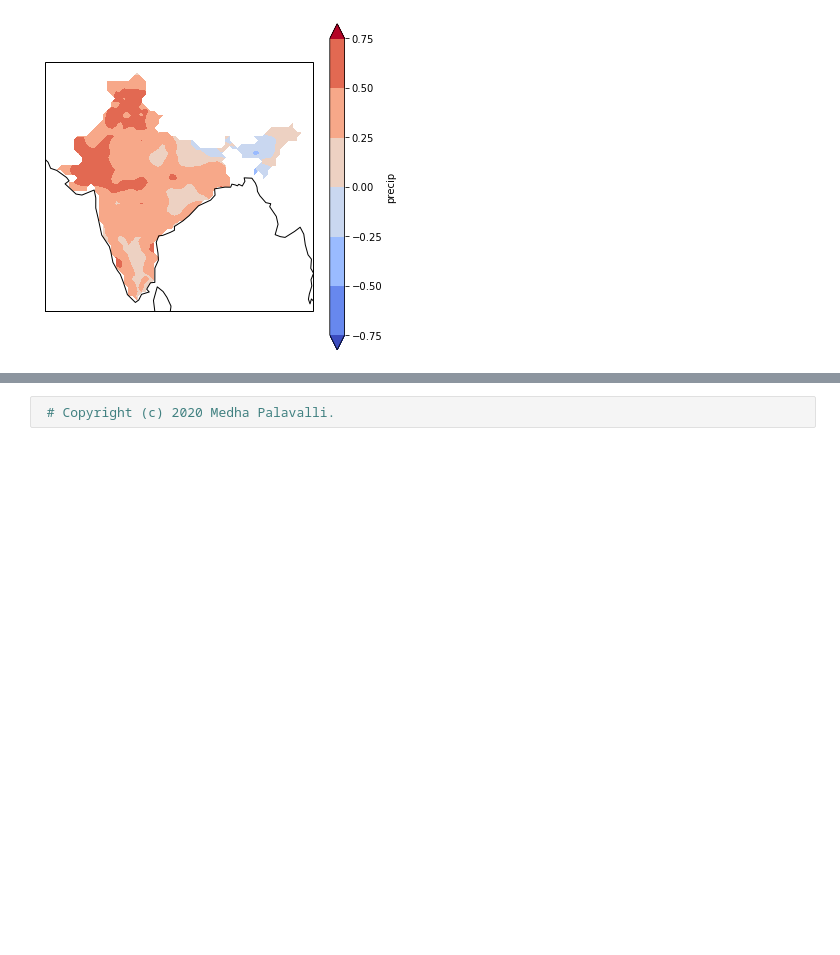
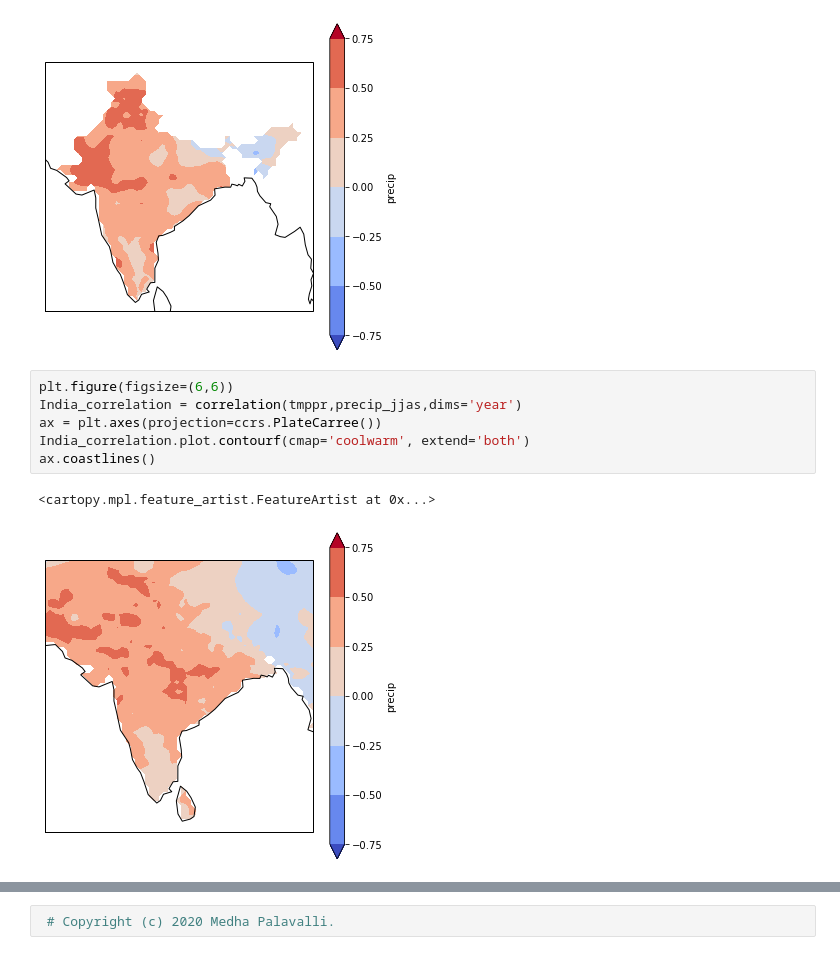
Before and after one commit to medhap02/AllIndiaRainfall, a Jupyter notebook: src/EOF_GHNC.ipynb, the cells around one changed output, grey strips where cells are left out. Cells and saved outputs as stored; diff of their text form; blank space fills up the shorter version.

Commit message:
correlation plots that aren't region masked

```diff
--- a/src/EOF_GHNC.ipynb
+++ b/src/EOF_GHNC.ipynb
@@ -709,3 +709,12 @@ ax.coastlines()
 # %% [output]
 <cartopy.mpl.feature_artist.FeatureArtist at 0x...>
 [figure]
+# %%
+plt.figure(figsize=(6,6))
+India_correlation = correlation(tmppr,precip_jjas,dims='year')
+ax = plt.axes(projection=ccrs.PlateCarree())
+India_correlation.plot.contourf(cmap='coolwarm', extend='both')
+ax.coastlines()
+# %% [output]
+<cartopy.mpl.feature_artist.FeatureArtist at 0x...>
+[figure, added]
```
Also changed, not shown: parts of 3 cells of this notebook, 2 other files.
